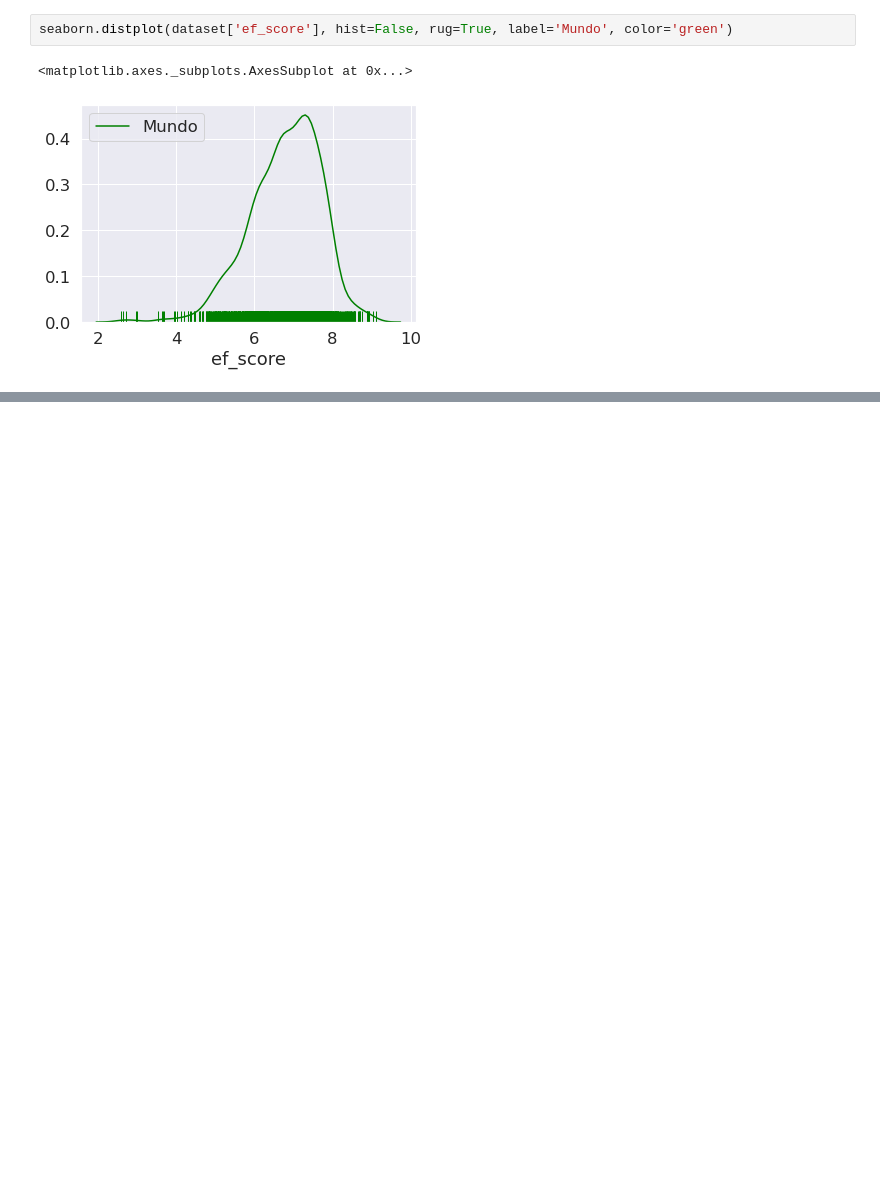
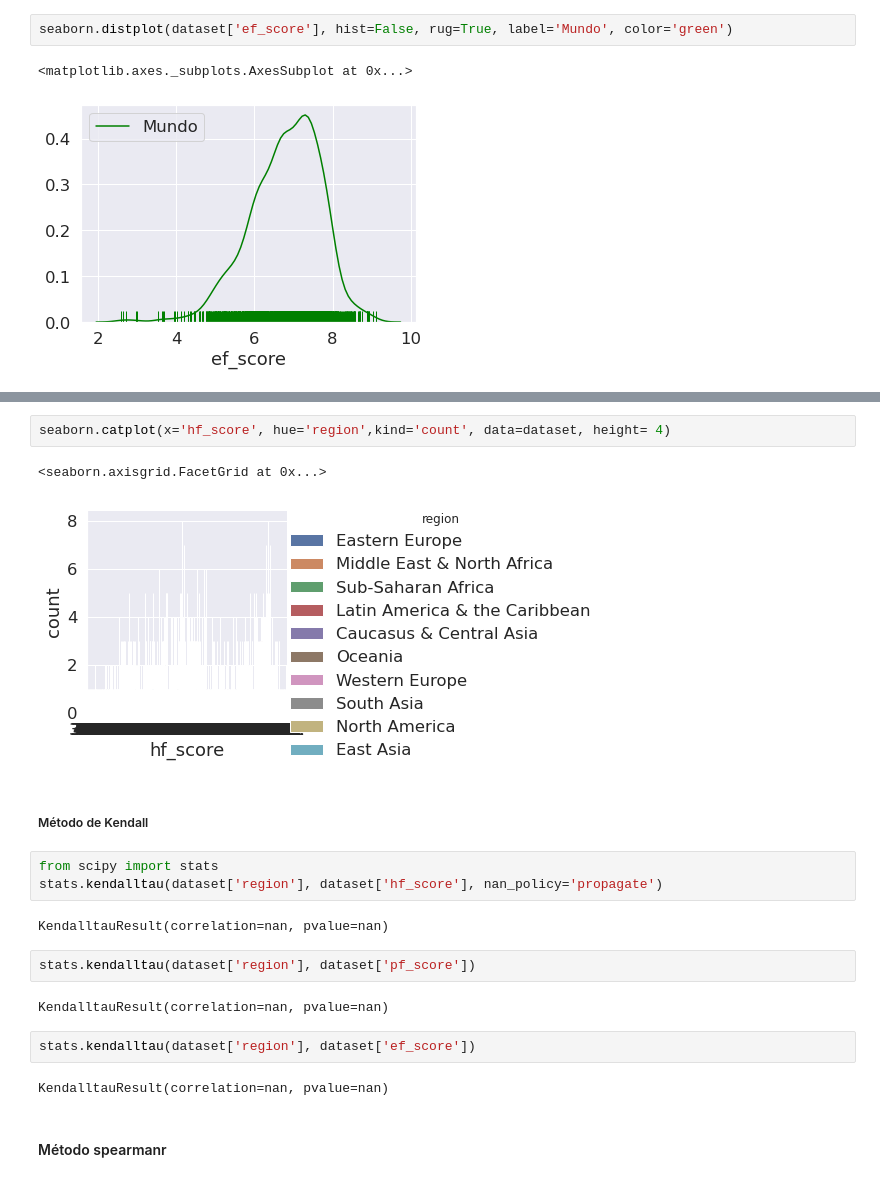
Before and after one commit to diegobcuadro/AyV_Grupo10, a Jupyter notebook: practico.ipynb, the cells around one changed output, grey strips where cells are left out. Saved outputs shown, nothing was run; the diff lists cells and outputs as text; blank space fills up the shorter version.

```diff
--- a/practico.ipynb
+++ b/practico.ipynb
@@ -1204 +1226,23 @@ seaborn.distplot(dataset['ef_score'], hist=False, rug=True, label='Mundo', color
+# %%
+seaborn.catplot(x='hf_score', hue='region',kind='count', data=dataset, height= 4)
+# %% [output]
+<seaborn.axisgrid.FacetGrid at 0x...>
+[figure, added]
+# %% [markdown]
+##### Método de Kendall
+# %%
+from scipy import stats
+stats.kendalltau(dataset['region'], dataset['hf_score'], nan_policy='propagate')
+# %% [output]
+KendalltauResult(correlation=nan, pvalue=nan)
+# %%
+stats.kendalltau(dataset['region'], dataset['pf_score'])
+# %% [output]
+KendalltauResult(correlation=nan, pvalue=nan)
+# %%
+stats.kendalltau(dataset['region'], dataset['ef_score'])
+# %% [output]
+KendalltauResult(correlation=nan, pvalue=nan)
+# %% [markdown]
+#### Método spearmanr
 # %%
```
Also changed, not shown: parts of 8 cells of this notebook.
